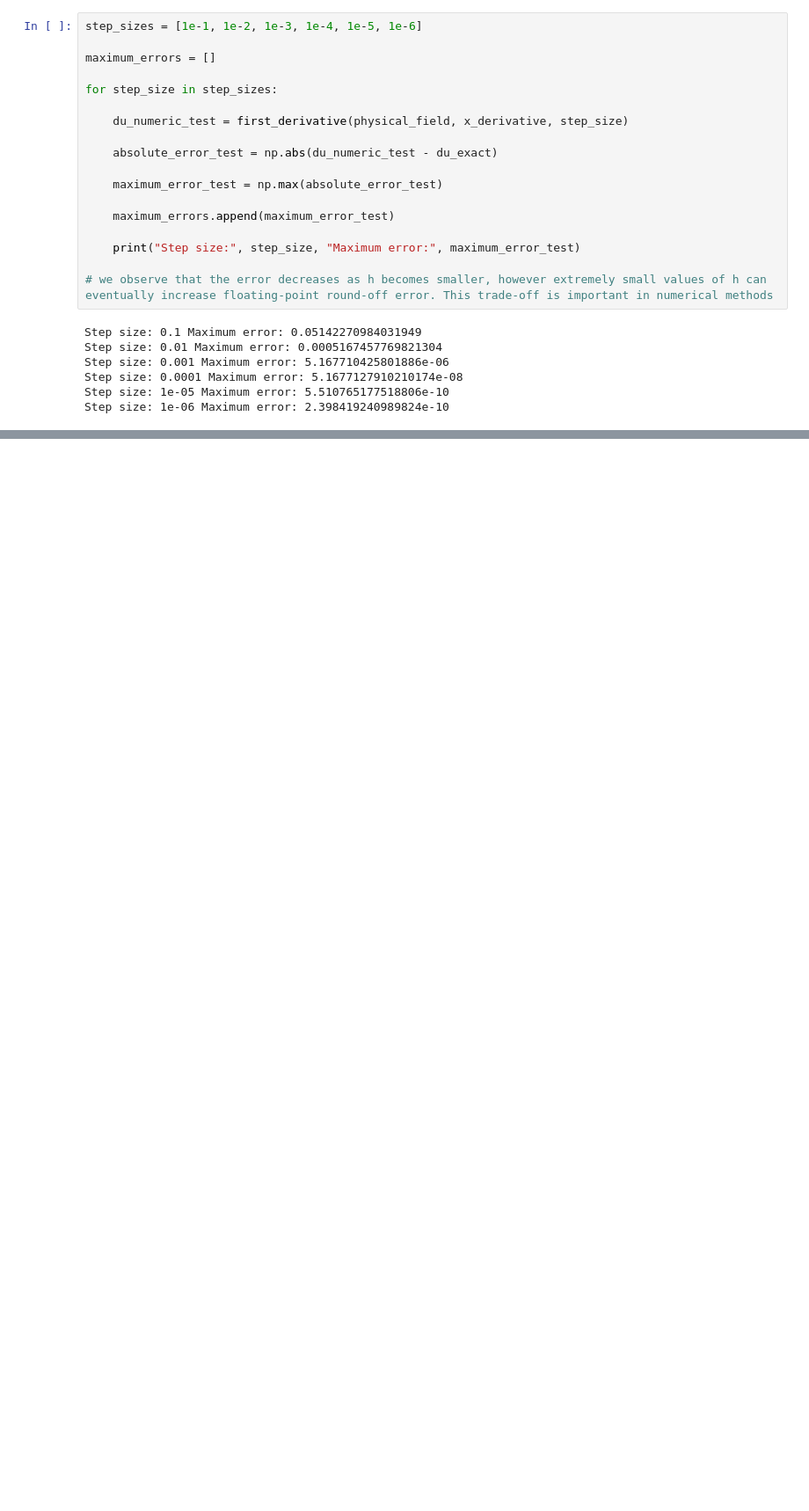
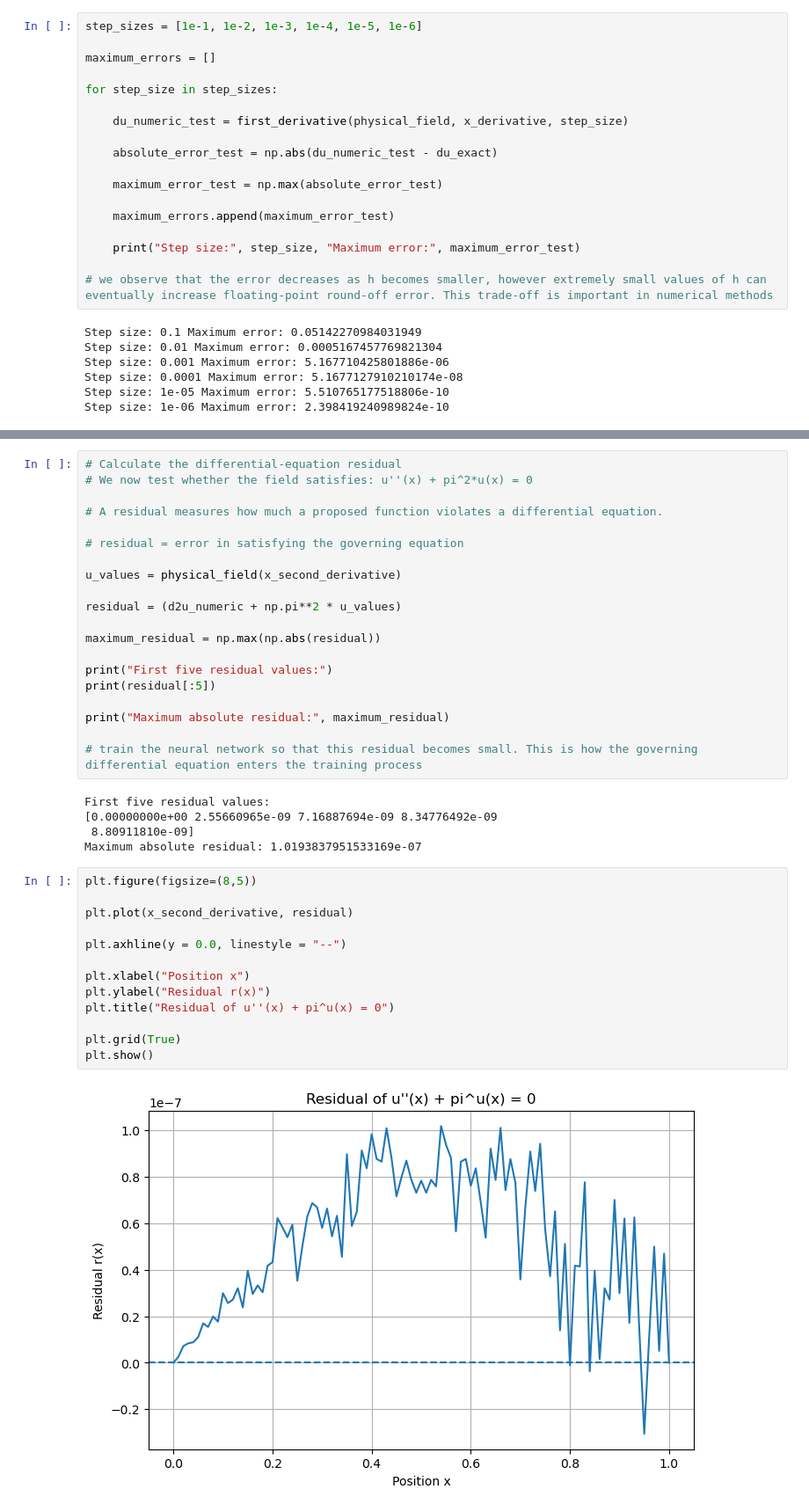
Before and after one commit to hunkarsuci/pinn-from-scratch, a Jupyter notebook: lectures/lecture_01/lecture_01_python_scientific_computing.ipynb, the cells around one changed output, grey strips where cells are left out. Shown at 88% size. Cells and saved outputs as stored; diff of their text form; blank space fills up the shorter version.

```diff
--- a/lectures/lecture_01/lecture_01_python_scientific_computing.ipynb
+++ b/lectures/lecture_01/lecture_01_python_scientific_computing.ipynb
@@ -401,0 +450,40 @@ Step size: 1e-06 Maximum error: 2.398419240989824e-10
+# %%
+# Calculate the differential-equation residual
+# We now test whether the field satisfies: u''(x) + pi^2*u(x) = 0
+
+# A residual measures how much a proposed function violates a differential equation.
+
+# residual = error in satisfying the governing equation
+
+u_values = physical_field(x_second_derivative)
+
+residual = (d2u_numeric + np.pi**2 * u_values)
+
+maximum_residual = np.max(np.abs(residual))
+
+print("First five residual values:")
+print(residual[:5])
+
+print("Maximum absolute residual:", maximum_residual)
+
+# train the neural network so that this residual becomes small. This is how the governing differential equation enters the training process
+# %% [output]
+First five residual values:
+[0.00000000e+00 2.55660965e-09 7.16887694e-09 8.34776492e-09
+ 8.80911810e-09]
+Maximum absolute residual: 1.0193837951533169e-07
+# %%
+plt.figure(figsize=(8,5))
+
+plt.plot(x_second_derivative, residual)
+
+plt.axhline(y = 0.0, linestyle = "--")
+
+plt.xlabel("Position x")
+plt.ylabel("Residual r(x)")
+plt.title("Residual of u''(x) + pi^u(x) = 0")
+
+plt.grid(True)
+plt.show()
+# %% [output]
+[figure, added]
```
Also changed, not shown: parts of 3 cells of this notebook.
